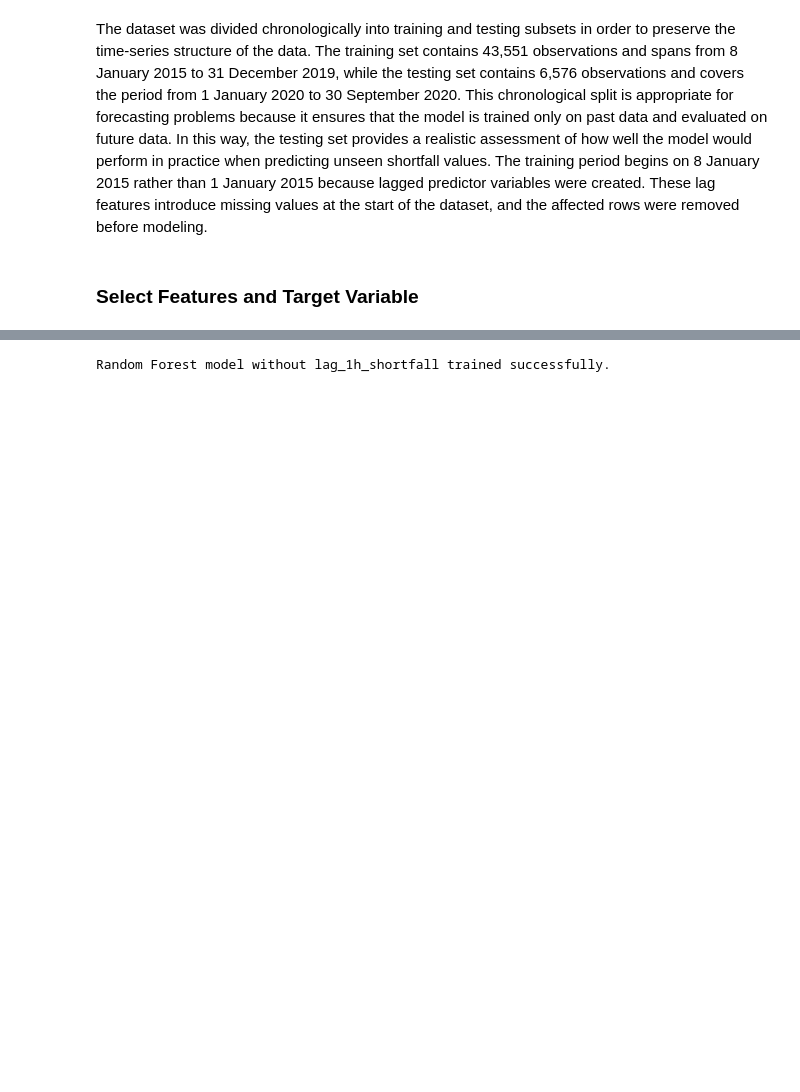
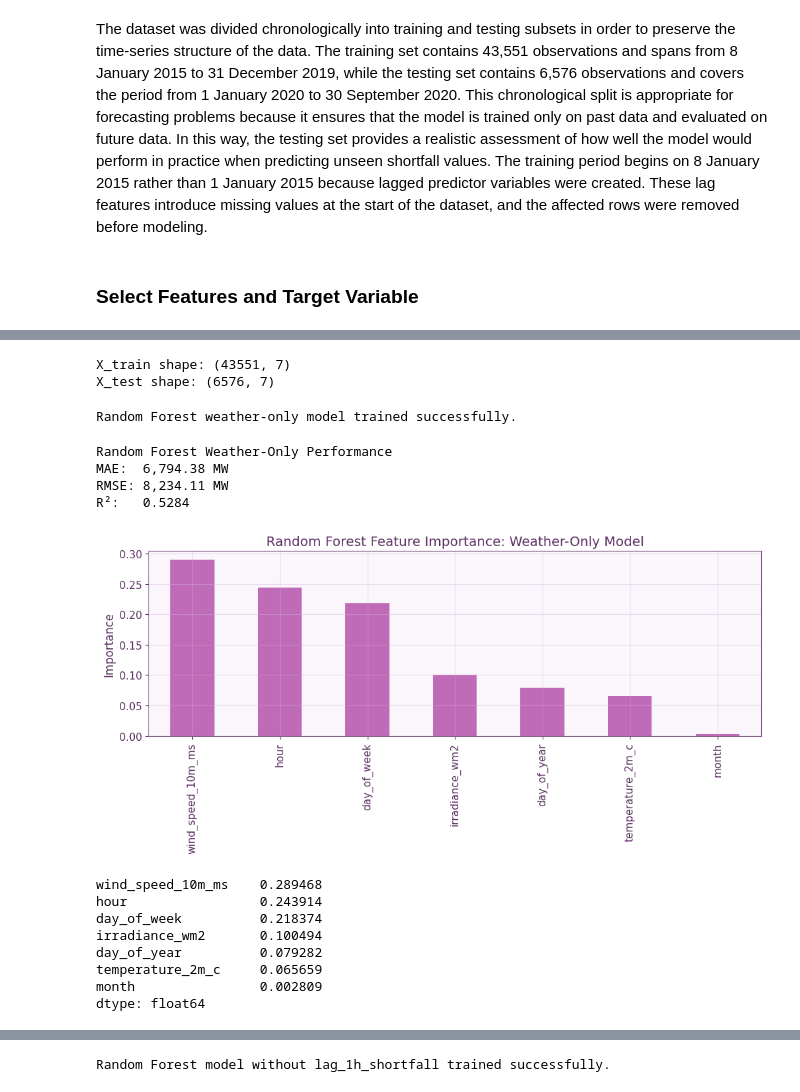
Before and after one commit to Varie737/Renewable-Energy-Data-Analysis, a Jupyter notebook: Renewable Energy Data Analysis project.ipynb, the cells around one changed output, grey strips where cells are left out. Saved outputs shown, nothing was run; the diff lists cells and outputs as text; code cells hidden in the pictures; blank space fills up the shorter version.

```diff
--- a/Renewable Energy Data Analysis project.ipynb
+++ b/Renewable Energy Data Analysis project.ipynb
@@ -695,0 +729,77 @@ The training period begins on 8 January 2015 rather than 1 January 2015 because
+# %%
+feature_cols_weather = [
+    "irradiance_wm2",
+    "wind_speed_10m_ms",
+    "temperature_2m_c",
+    "hour",
+    "day_of_week",
+    "month",
+    "day_of_year"
+]
+
+target_col = "shortfall_mw"
+
+X_train_weather = train[feature_cols_weather]
+y_train = train[target_col]
+
+X_test_weather = test[feature_cols_weather]
+y_test = test[target_col]
+
+print("X_train shape:", X_train_weather.shape)
+print("X_test shape:", X_test_weather.shape)
+# %% [output]
+X_train shape: (43551, 7)
+X_test shape: (6576, 7)
+# %%
+rf_weather = RandomForestRegressor(
+    n_estimators=200,
+    max_depth=15,
+    min_samples_split=10,
+    min_samples_leaf=4,
+    random_state=42,
+    n_jobs=-1
+)
+
+rf_weather.fit(X_train_weather, y_train)
+
+y_pred_rf_weather = rf_weather.predict(X_test_weather)
+
+print("Random Forest weather-only model trained successfully.")
+# %% [output]
+Random Forest weather-only model trained successfully.
+# %%
+mae_rf_weather = mean_absolute_error(y_test, y_pred_rf_weather)
+rmse_rf_weather = np.sqrt(mean_squared_error(y_test, y_pred_rf_weather))
+r2_rf_weather = r2_score(y_test, y_pred_rf_weather)
+
+print("Random Forest Weather-Only Performance")
+print(f"MAE:  {mae_rf_weather:,.2f} MW")
+print(f"RMSE: {rmse_rf_weather:,.2f} MW")
+print(f"R²:   {r2_rf_weather:.4f}")
+# %% [output]
+Random Forest Weather-Only Performance
+MAE:  6,794.38 MW
+RMSE: 8,234.11 MW
+R²:   0.5284
+# %%
+feature_importance_rf_weather = pd.Series(rf_weather.feature_importances_, index=feature_cols_weather)
+feature_importance_rf_weather = feature_importance_rf_weather.sort_values(ascending=False)
+
+plt.figure(figsize=(10,5))
+feature_importance_rf_weather.plot(kind="bar")
+plt.title("Random Forest Feature Importance: Weather-Only Model")
+plt.ylabel("Importance")
+plt.tight_layout()
+plt.show()
+
+feature_importance_rf_weather
+# %% [output]
+[figure, added]
+wind_speed_10m_ms    0.289468
+hour                 0.243914
+day_of_week          0.218374
+irradiance_wm2       0.100494
+day_of_year          0.079282
+temperature_2m_c     0.065659
+month                0.002809
+dtype: float64
```
Also changed, not shown: parts of 44 cells of this notebook.
